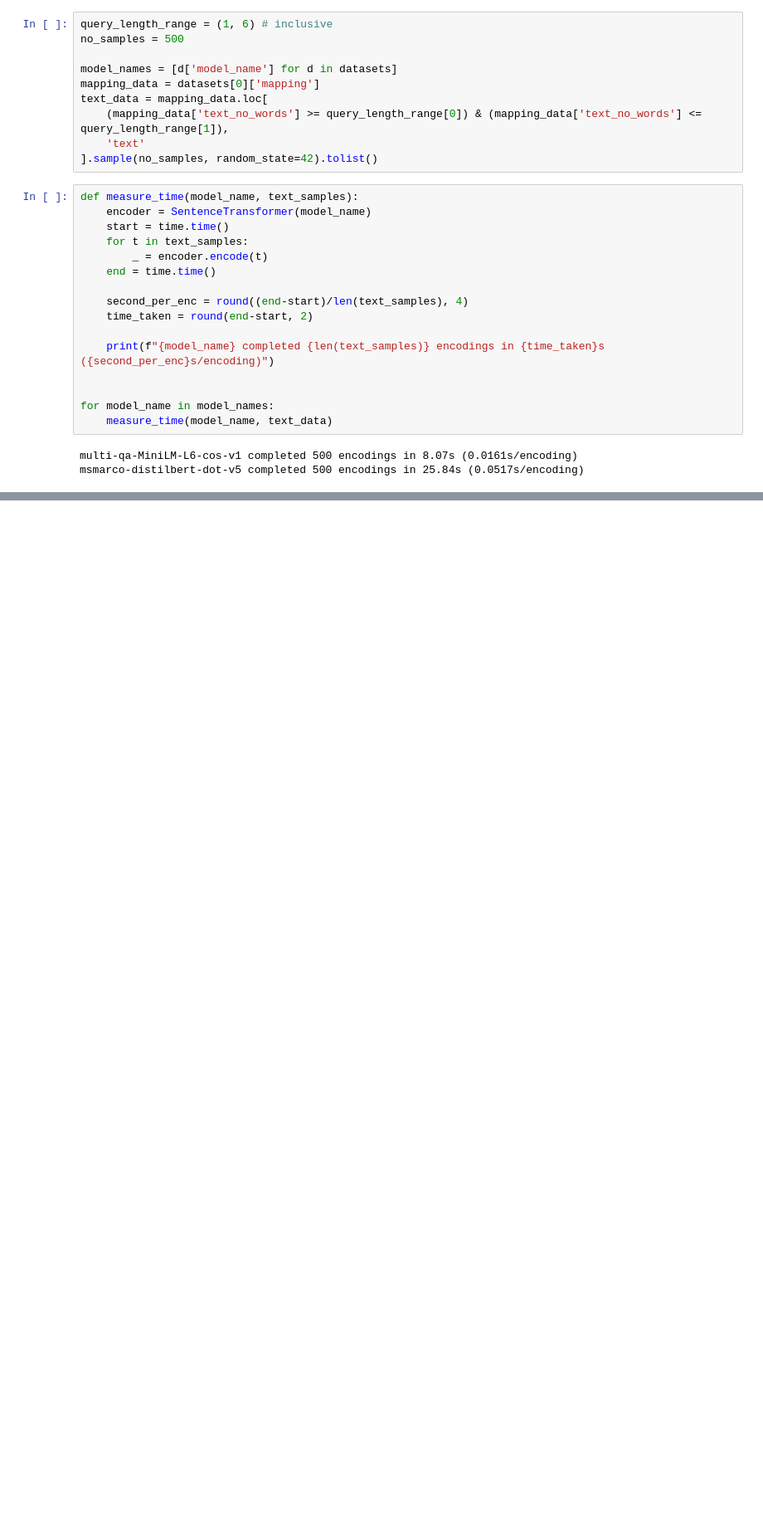
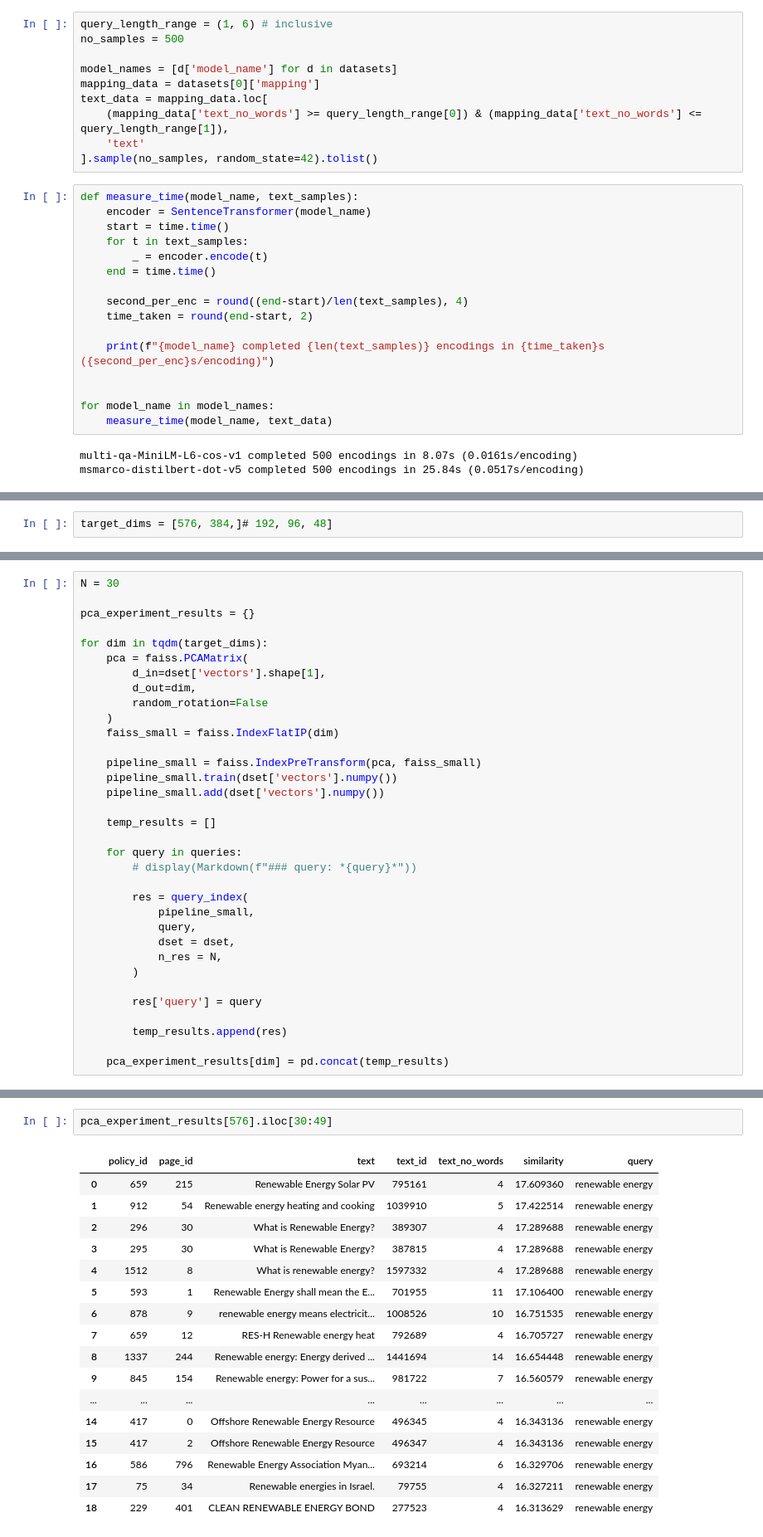
Before and after one commit to chrisaballard/policy-search, a Jupyter notebook: nbs/semantic_search_research/2020-10-13-semantic-search-research.ipynb, the cells around one changed output, grey strips where cells are left out. Shown: that part at 83% size. Saved outputs shown, nothing was run; the diff lists cells and outputs as text; blank space fills up the shorter version.

```diff
--- a/nbs/semantic_search_research/2020-10-13-semantic-search-research.ipynb
+++ b/nbs/semantic_search_research/2020-10-13-semantic-search-research.ipynb
@@ -233,0 +205,2 @@ KeyboardInterrupt:
+# %%
+target_dims = [576, 384,]# 192, 96, 48]
@@ -233,0 +228,34 @@ KeyboardInterrupt:
+# %%
+N = 30
+
+pca_experiment_results = {}
+
+for dim in tqdm(target_dims):
+    pca = faiss.PCAMatrix(
+        d_in=dset['vectors'].shape[1],
+        d_out=dim,
+        random_rotation=False
+    )
+    faiss_small = faiss.IndexFlatIP(dim)
+
+    pipeline_small = faiss.IndexPreTransform(pca, faiss_small)
+    pipeline_small.train(dset['vectors'].numpy())
+    pipeline_small.add(dset['vectors'].numpy())
+
+    temp_results = []
+
+    for query in queries:
+        # display(Markdown(f"### query: *{query}*"))
+
+        res = query_index(
+            pipeline_small,
+            query,
+            dset = dset,
+            n_res = N,
+        )
+
+        res['query'] = query
+
+        temp_results.append(res)
+
+    pca_experiment_results[dim] = pd.concat(temp_results)
@@ -233,0 +282,20 @@ KeyboardInterrupt:
+# %%
+pca_experiment_results[576].iloc[30:49]
+# %% [output]
+|  | policy_id | page_id | text | text_id | text_no_words | similarity | query |
+| 0 | 659 | 215 | Renewable Energy Solar PV | 795161 | 4 | 17.609360 | renewable energy |
+| 1 | 912 | 54 | Renewable energy heating and cooking | 1039910 | 5 | 17.422514 | renewable energy |
+| 2 | 296 | 30 | What is Renewable Energy? | 389307 | 4 | 17.289688 | renewable energy |
+| 3 | 295 | 30 | What is Renewable Energy? | 387815 | 4 | 17.289688 | renewable energy |
+| 4 | 1512 | 8 | What is renewable energy? | 1597332 | 4 | 17.289688 | renewable energy |
+| 5 | 593 | 1 | Renewable Energy shall mean the E... | 701955 | 11 | 17.106400 | renewable energy |
+| 6 | 878 | 9 | renewable energy means electricit... | 1008526 | 10 | 16.751535 | renewable energy |
+| 7 | 659 | 12 | RES-H Renewable energy heat | 792689 | 4 | 16.705727 | renewable energy |
+| 8 | 1337 | 244 | Renewable energy: Energy derived ... | 1441694 | 14 | 16.654448 | renewable energy |
+| 9 | 845 | 154 | Renewable energy: Power for a sus... | 981722 | 7 | 16.560579 | renewable energy |
+| ... | ... | ... | ... | ... | ... | ... | ... |
+| 14 | 417 | 0 | Offshore Renewable Energy Resource | 496345 | 4 | 16.343136 | renewable energy |
+| 15 | 417 | 2 | Offshore Renewable Energy Resource | 496347 | 4 | 16.343136 | renewable energy |
+| 16 | 586 | 796 | Renewable Energy Association Myan... | 693214 | 6 | 16.329706 | renewable energy |
+| 17 | 75 | 34 | Renewable energies in Israel. | 79755 | 4 | 16.327211 | renewable energy |
+| 18 | 229 | 401 | CLEAN RENEWABLE ENERGY BOND | 277523 | 4 | 16.313629 | renewable energy |
```
Also changed, not shown: parts of 12 cells of this notebook.
